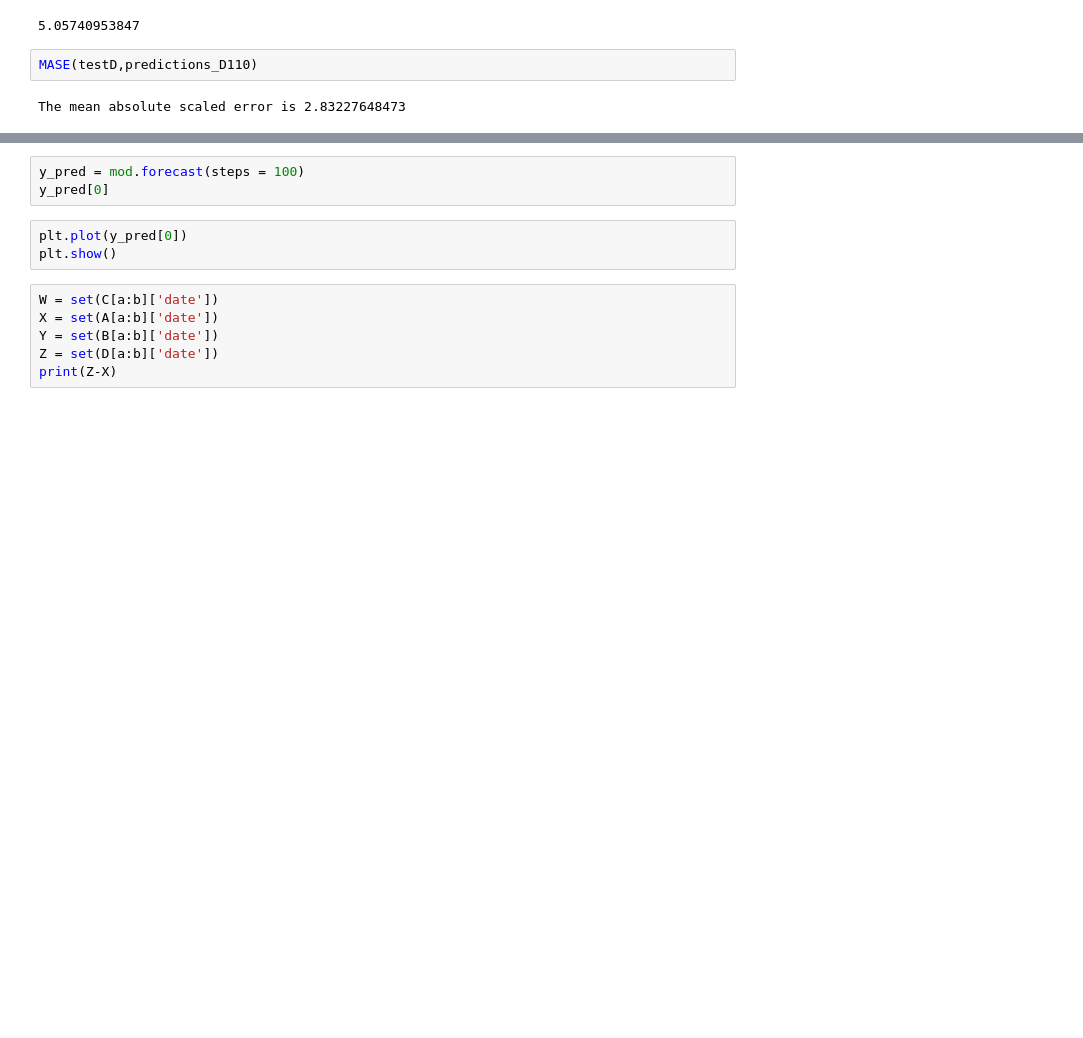
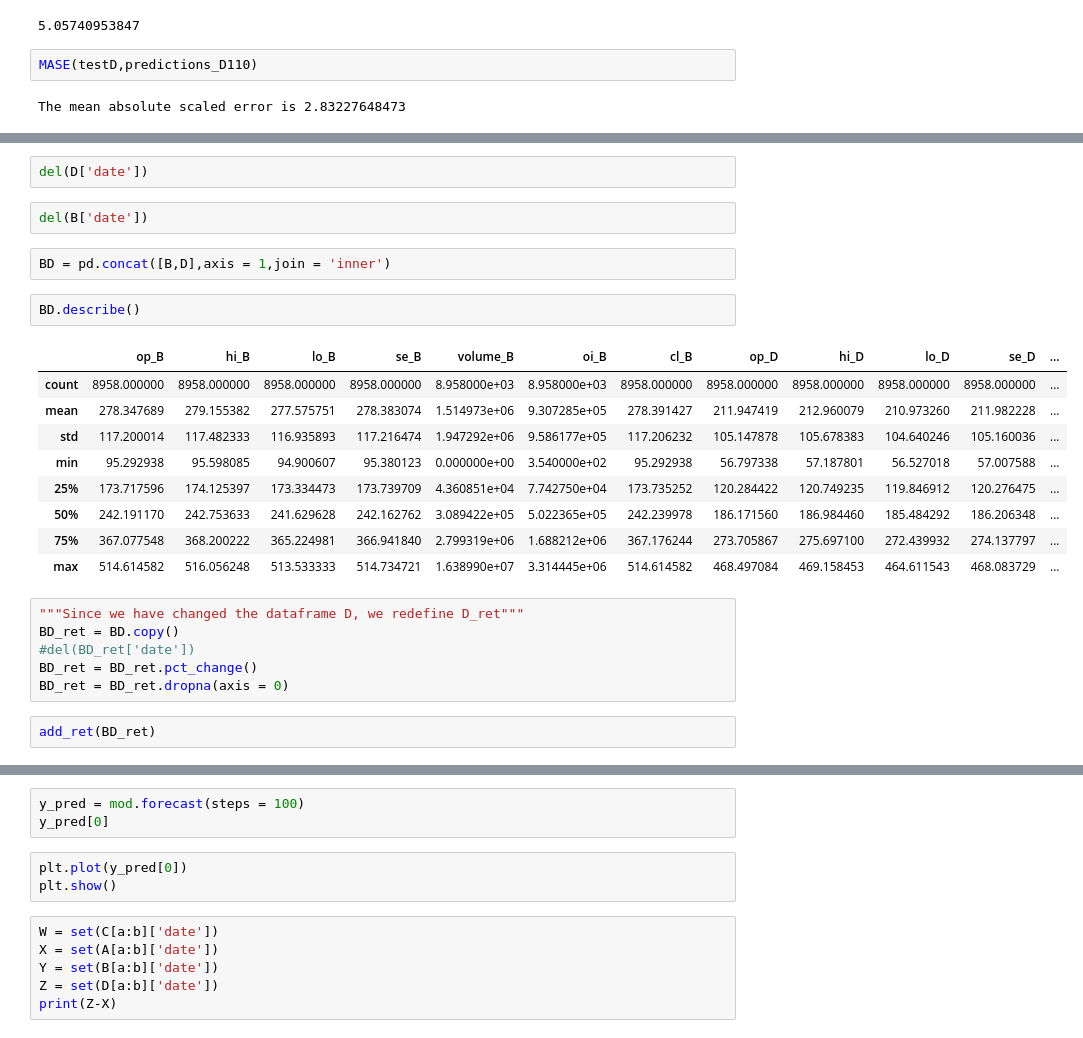
Before and after one commit to jwelliav/Cabestan_research_project, a Jupyter notebook: Time Series EDA.ipynb, the cells around one changed output, grey strips where cells are left out. Saved outputs shown, nothing was run; the diff lists cells and outputs as text; blank space fills up the shorter version.

```diff
--- a/Time Series EDA.ipynb
+++ b/Time Series EDA.ipynb
@@ -833,0 +884,26 @@ dtype: int64
+# %%
+del(D['date'])
+# %%
+del(B['date'])
+# %%
+BD = pd.concat([B,D],axis = 1,join = 'inner')
+# %%
+BD.describe()
+# %% [output]
+|  | op_B | hi_B | lo_B | se_B | volume_B | oi_B | cl_B | op_D | hi_D | lo_D | se_D | ... |
+| count | 8958.000000 | 8958.000000 | 8958.000000 | 8958.000000 | 8.958000e+03 | 8.958000e+03 | 8958.000000 | 8958.000000 | 8958.000000 | 8958.000000 | 8958.000000 | ... |
+| mean | 278.347689 | 279.155382 | 277.575751 | 278.383074 | 1.514973e+06 | 9.307285e+05 | 278.391427 | 211.947419 | 212.960079 | 210.973260 | 211.982228 | ... |
+| std | 117.200014 | 117.482333 | 116.935893 | 117.216474 | 1.947292e+06 | 9.586177e+05 | 117.206232 | 105.147878 | 105.678383 | 104.640246 | 105.160036 | ... |
+| min | 95.292938 | 95.598085 | 94.900607 | 95.380123 | 0.000000e+00 | 3.540000e+02 | 95.292938 | 56.797338 | 57.187801 | 56.527018 | 57.007588 | ... |
+| 25% | 173.717596 | 174.125397 | 173.334473 | 173.739709 | 4.360851e+04 | 7.742750e+04 | 173.735252 | 120.284422 | 120.749235 | 119.846912 | 120.276475 | ... |
+| 50% | 242.191170 | 242.753633 | 241.629628 | 242.162762 | 3.089422e+05 | 5.022365e+05 | 242.239978 | 186.171560 | 186.984460 | 185.484292 | 186.206348 | ... |
+| 75% | 367.077548 | 368.200222 | 365.224981 | 366.941840 | 2.799319e+06 | 1.688212e+06 | 367.176244 | 273.705867 | 275.697100 | 272.439932 | 274.137797 | ... |
+| max | 514.614582 | 516.056248 | 513.533333 | 514.734721 | 1.638990e+07 | 3.314445e+06 | 514.614582 | 468.497084 | 469.158453 | 464.611543 | 468.083729 | ... |
+# %%
+"""Since we have changed the dataframe D, we redefine D_ret"""
+BD_ret = BD.copy()
+#del(BD_ret['date'])
+BD_ret = BD_ret.pct_change()
+BD_ret = BD_ret.dropna(axis = 0)
+# %%
+add_ret(BD_ret)
```
Also changed, not shown: parts of 24 cells of this notebook.
